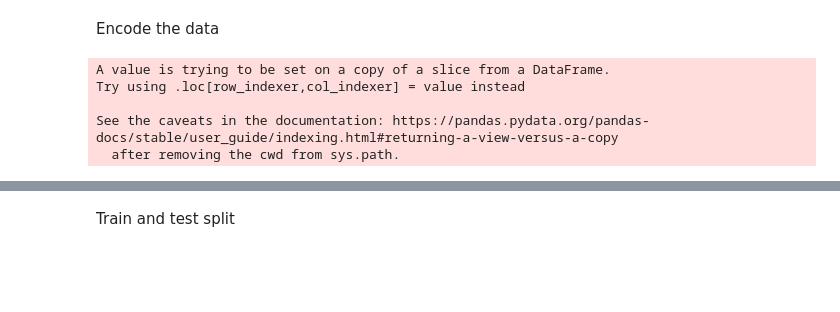
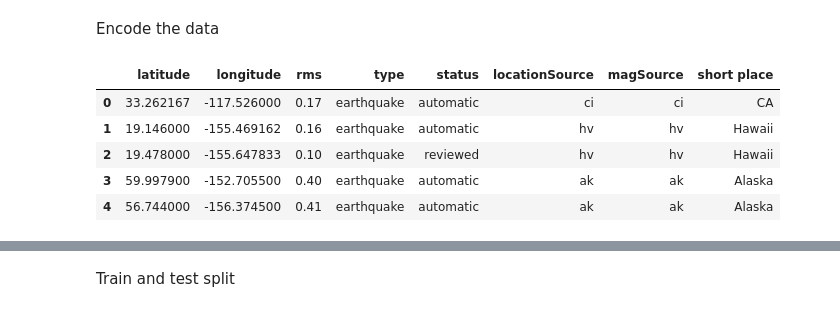
Before and after one commit to tanyarw/disaster-prediction-backend, a Jupyter notebook: Disaster_prediction.ipynb, the cells around one changed output, grey strips where cells are left out. Saved outputs shown, nothing was run; the diff lists cells and outputs as text; code cells hidden in the pictures; blank space fills up the shorter version.

```diff
--- a/Disaster_prediction.ipynb
+++ b/Disaster_prediction.ipynb
@@ -60,0 +76,14 @@ X = encode_df
+# %%
+categorical = []
+for i in X_features:
+    if landslide_df[i].dtype=="object":
+        categorical.append(i)
+# %%
+from sklearn import preprocessing
+label_maps = {}
+for i in categorical:
+    le = preprocessing.LabelEncoder().fit(X[i])
+    X[i]=le.transform(X[i])
+    d = dict(zip(le.classes_, le.transform(le.classes_)))
+    label_maps[i] = d
+print(label_maps)
@@ -124,8 +188,8 @@ Feature vector
 # %%
 features=[i for i in earthquake_df.columns if earthquake_df[i].isna().sum()==0] # features include only place, type and source of an earthquake
 
-for i in ['mag','place','time','id','updated','net','magType','depth']:
+for i in ['mag','place','time','id','updated','net','magType','depth','depthError']:
     features.remove(i)
 
 X=earthquake_df[features]
-y=earthquake_df[['mag','depth', 'depthError']] # we try to predict magnitude, depth as well as depthError
+y=earthquake_df[['mag','depth', 'depthError']] # we try to predict magnitude, depth & depthError
@@ -138,16 +216,12 @@ for i in features:
         categorical.append(i)
 # %% [markdown]
 Encode the data
-# %%
-from sklearn import preprocessing
-le = preprocessing.LabelEncoder()
-for i in categorical:
-    X[i]=le.fit_transform(X[i])
-for i in [i for i in y.columns if y[i].dtype=='object']:
-    y[i]=le.fit_transform(y[i])
-# %% [output]
-A value is trying to be set on a copy of a slice from a DataFrame.
-Try using .loc[row_indexer,col_indexer] = value instead
-
-See the caveats in the documentation: https://pandas.pydata.org/pandas-docs/stable/user_guide/indexing.html#returning-a-view-versus-a-copy
-  after removing the cwd from sys.path.
+# %%
+X.head()
+# %% [output]
+|  | latitude | longitude | rms | type | status | locationSource | magSource | short place |
+| 0 | 33.262167 | -117.526000 | 0.17 | earthquake | automatic | ci | ci | CA |
+| 1 | 19.146000 | -155.469162 | 0.16 | earthquake | automatic | hv | hv | Hawaii |
+| 2 | 19.478000 | -155.647833 | 0.10 | earthquake | reviewed | hv | hv | Hawaii |
+| 3 | 59.997900 | -152.705500 | 0.40 | earthquake | automatic | ak | ak | Alaska |
+| 4 | 56.744000 | -156.374500 | 0.41 | earthquake | automatic | ak | ak | Alaska |
```
Also changed, not shown: parts of 19 cells of this notebook.
